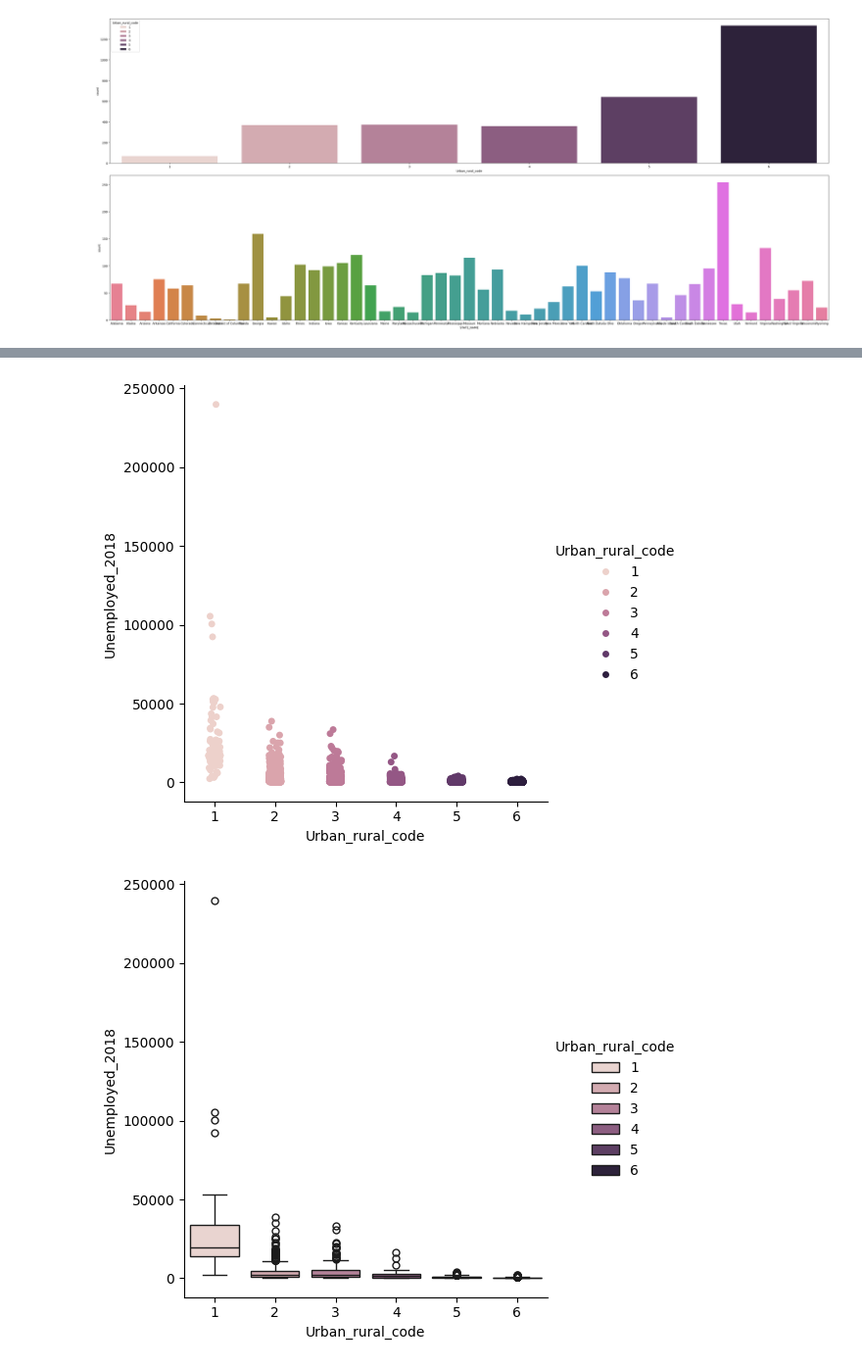
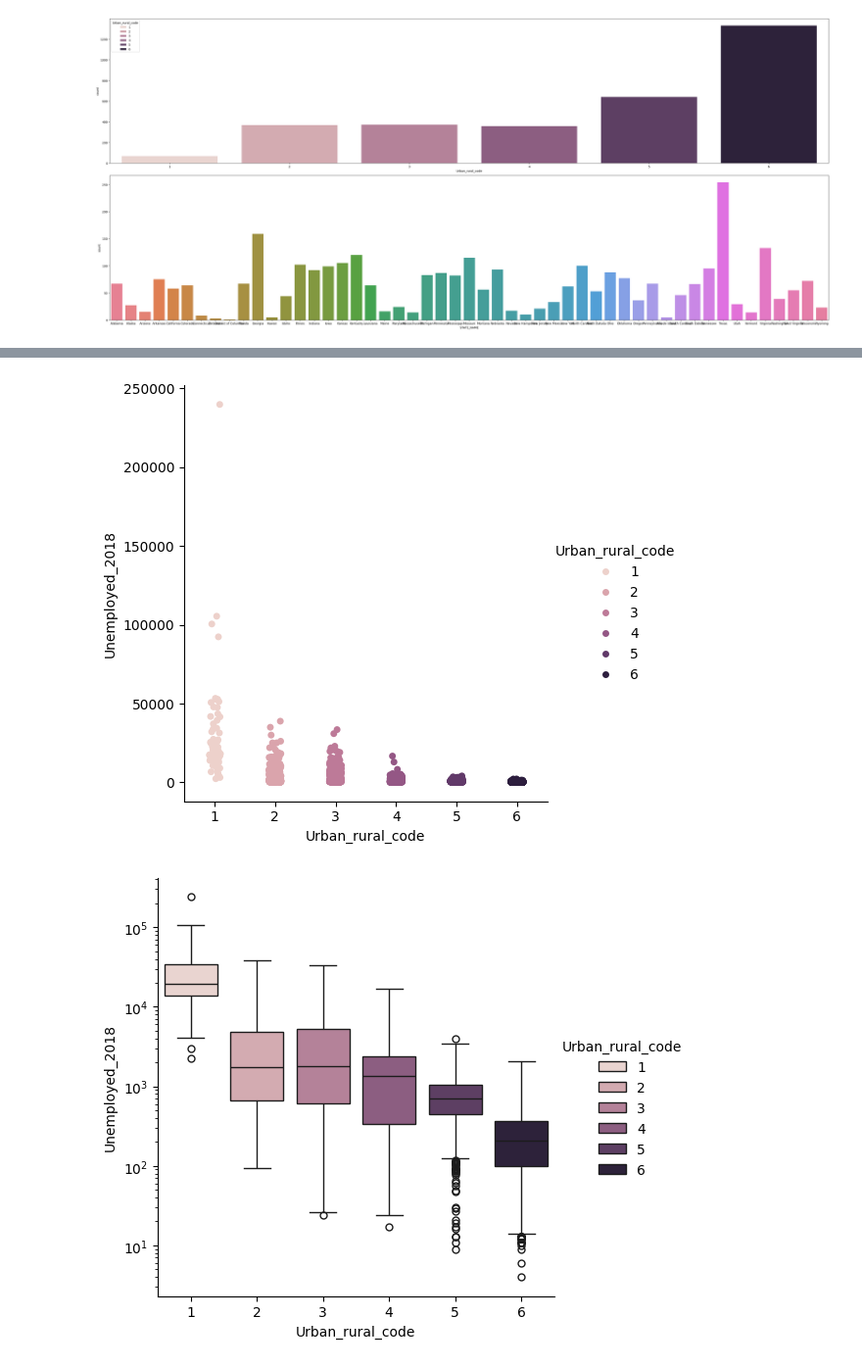
Before and after one commit to Dansah2/Dansah2_RegularizedLinearRegression_4GeeksProject, a Jupyter notebook: src/explore.ipynb, the cells around one changed output, grey strips where cells are left out. Shown at 98% size. Cells and saved outputs as stored; diff of their text form; code cells hidden in the pictures.

```diff
--- a/src/explore.ipynb
+++ b/src/explore.ipynb
@@ -280,8 +263,0 @@ raw_data
-# %%
-col_to_drop =['0-9 y/o % of total pop', '10-19 y/o % of total pop', '20-29 y/o % of total pop', '30-39 y/o % of total pop', '40-49 y/o % of total pop', '50-59 y/o % of total pop', '60-69 y/o % of total pop', '70-79 y/o % of total pop', '80+ y/o % of total pop']
-raw_data = raw_data.drop(columns=col_to_drop)
-raw_data
-# %%
-col_to_drop = ['% White-alone', '% Black-alone', '% NA/AI-alone', '% Asian-alone', '% Hawaiian/PI-alone', '% Two or more races']
-raw_data = raw_data.drop(columns=col_to_drop)
-raw_data
@@ -302,4 +263,0 @@ raw_data
-# %%
-col_to_drop = ['Percent of adults with less than a high school diploma 2014-18', 'Percent of adults with a high school diploma only 2014-18', "Percent of adults completing some college or associate's degree 2014-18", "Percent of adults with a bachelor's degree or higher 2014-18"]
-raw_data = raw_data.drop(columns=col_to_drop)
-raw_data
@@ -332,9 +276,9 @@ plt.show()
 # %% [output]
 [figure]
 # %%
-variables = ['anycondition_number', 'Obesity_number', 'Heart disease_number', 'COPD_number', 'diabetes_number', 'CKD_number']
+variables = ['anycondition_number']
 
 for variable in variables:
     sns.catplot(data=raw_data, x='Urban_rural_code', y=variable, hue='Urban_rural_code')
-    sns.catplot(data=raw_data, x='Urban_rural_code', y=variable, hue='Urban_rural_code', kind='box')
+    sns.catplot(data=raw_data, x='Urban_rural_code', y=variable, hue='Urban_rural_code', kind='box', log_scale=True)
 # %% [output]
@@ -355,5 +289,5 @@ variables = ['Median_Household_Income_2018', 'Employed_2018', 'Unemployed_2018']
 
 for variable in variables:
     sns.catplot(data=raw_data, y=variable, x='Urban_rural_code', hue='Urban_rural_code')
-    sns.catplot(data=raw_data, y=variable, x='Urban_rural_code', hue='Urban_rural_code', kind='box')
+    sns.catplot(data=raw_data, y=variable, x='Urban_rural_code', hue='Urban_rural_code', kind='box', log_scale=True)
 # %% [output]
@@ -364,5 +298,5 @@ for variable in variables:
-[figure, old version]
+[figure, new version]
-[figure, old version]
+[figure, new version]
 # %%
 variables = ['R_birth_2018', 'R_death_2018']
 
```
Also changed, not shown: parts of 43 cells of this notebook.
